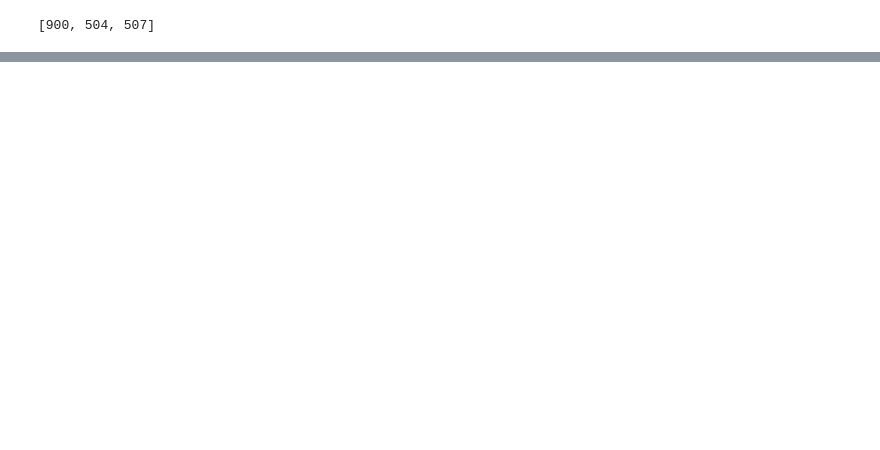
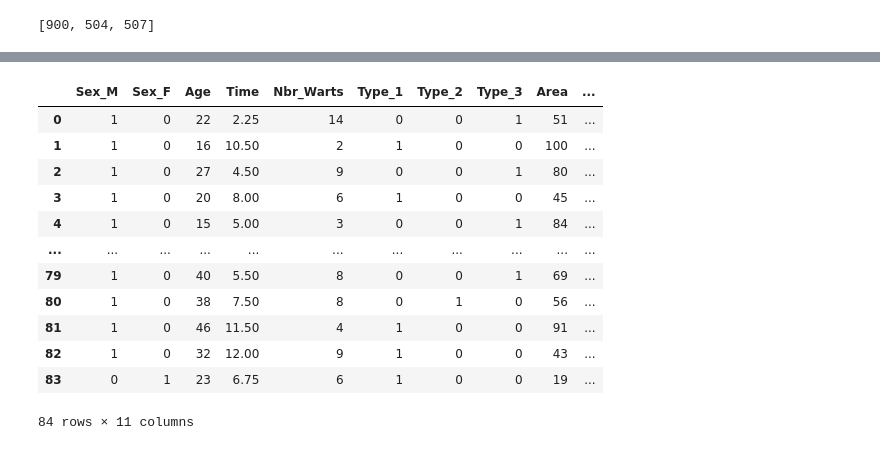
Before and after one commit to DunkMasterMehdi/Projet_ML, a Jupyter notebook: Classification/Classification.ipynb, the cells around one changed output, grey strips where cells are left out. Saved outputs shown, nothing was run; the diff lists cells and outputs as text; code cells hidden in the pictures; blank space fills up the shorter version.

```diff
--- a/Classification/Classification.ipynb
+++ b/Classification/Classification.ipynb
@@ -220,0 +204,19 @@ detect_outliers(df2['Area'])
+# %%
+#La suppression des outliers du Dataset df
+df = df.drop(labels=[1,18,31,37,61,78], axis=0)
+df.index = np.arange(0, len(df))
+df
+# %% [output]
+|  | Sex_M | Sex_F | Age | Time | Nbr_Warts | Type_1 | Type_2 | Type_3 | Area | ... |
+| 0 | 1 | 0 | 22 | 2.25 | 14 | 0 | 0 | 1 | 51 | ... |
+| 1 | 1 | 0 | 16 | 10.50 | 2 | 1 | 0 | 0 | 100 | ... |
+| 2 | 1 | 0 | 27 | 4.50 | 9 | 0 | 0 | 1 | 80 | ... |
+| 3 | 1 | 0 | 20 | 8.00 | 6 | 1 | 0 | 0 | 45 | ... |
+| 4 | 1 | 0 | 15 | 5.00 | 3 | 0 | 0 | 1 | 84 | ... |
+| ... | ... | ... | ... | ... | ... | ... | ... | ... | ... | ... |
+| 79 | 1 | 0 | 40 | 5.50 | 8 | 0 | 0 | 1 | 69 | ... |
+| 80 | 1 | 0 | 38 | 7.50 | 8 | 0 | 1 | 0 | 56 | ... |
+| 81 | 1 | 0 | 46 | 11.50 | 4 | 1 | 0 | 0 | 91 | ... |
+| 82 | 1 | 0 | 32 | 12.00 | 9 | 1 | 0 | 0 | 43 | ... |
+| 83 | 0 | 1 | 23 | 6.75 | 6 | 1 | 0 | 0 | 19 | ... |
+84 rows × 11 columns
```
Also changed, not shown: parts of 36 cells of this notebook.
